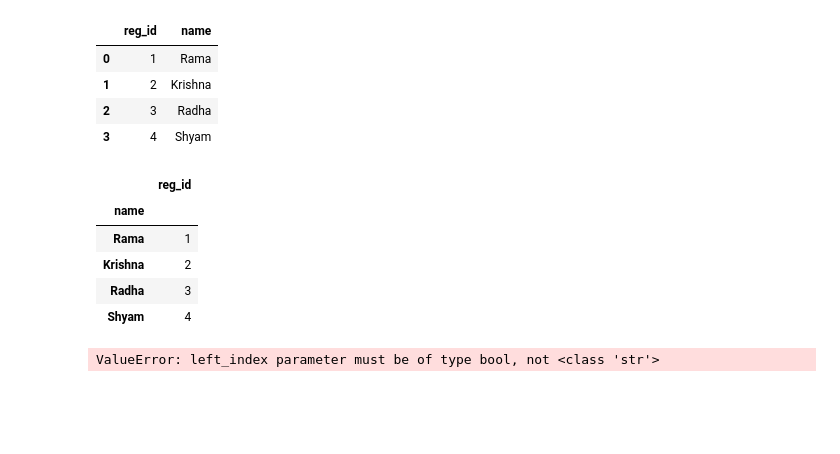
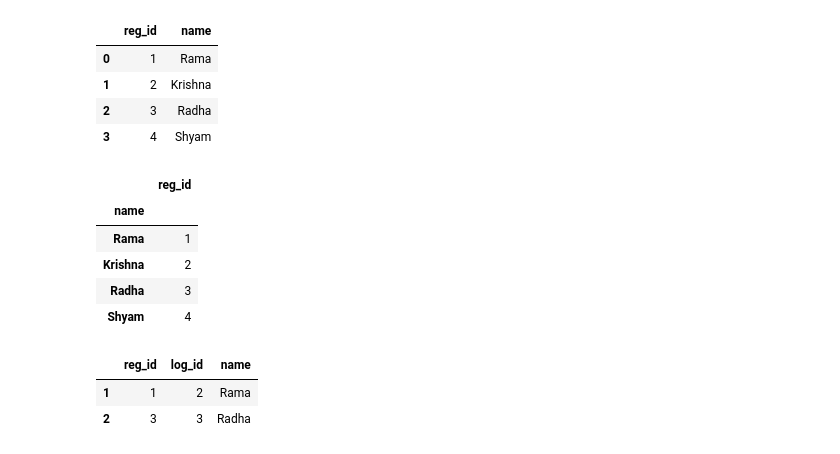
Before and after one commit to me-rsharma/datascience-ml, a Jupyter notebook: notebooks/34-CombiningDataFrames.ipynb, the cells around one changed output. Drawn from its saved outputs; the diff is of its cells as text; code cells hidden in the pictures; blank space fills up the shorter version.

```diff
--- a/notebooks/34-CombiningDataFrames.ipynb
+++ b/notebooks/34-CombiningDataFrames.ipynb
@@ -243,6 +243,8 @@ df_reg_n
 | Shyam | 4 |
 # %%
 # to merge based on index we have to use left_index, right_index
-pd.merge(left=df_reg_n, right=df_log, left_index='name', right_on='name')
+pd.merge(left=df_reg_n, right=df_log, left_index=True, right_on='name')
 # %% [output]
-ValueError: left_index parameter must be of type bool, not <class 'str'>
+|  | reg_id | log_id | name |
+| 1 | 1 | 2 | Rama |
+| 2 | 3 | 3 | Radha |
```
Also changed, not shown: 2 other files.
